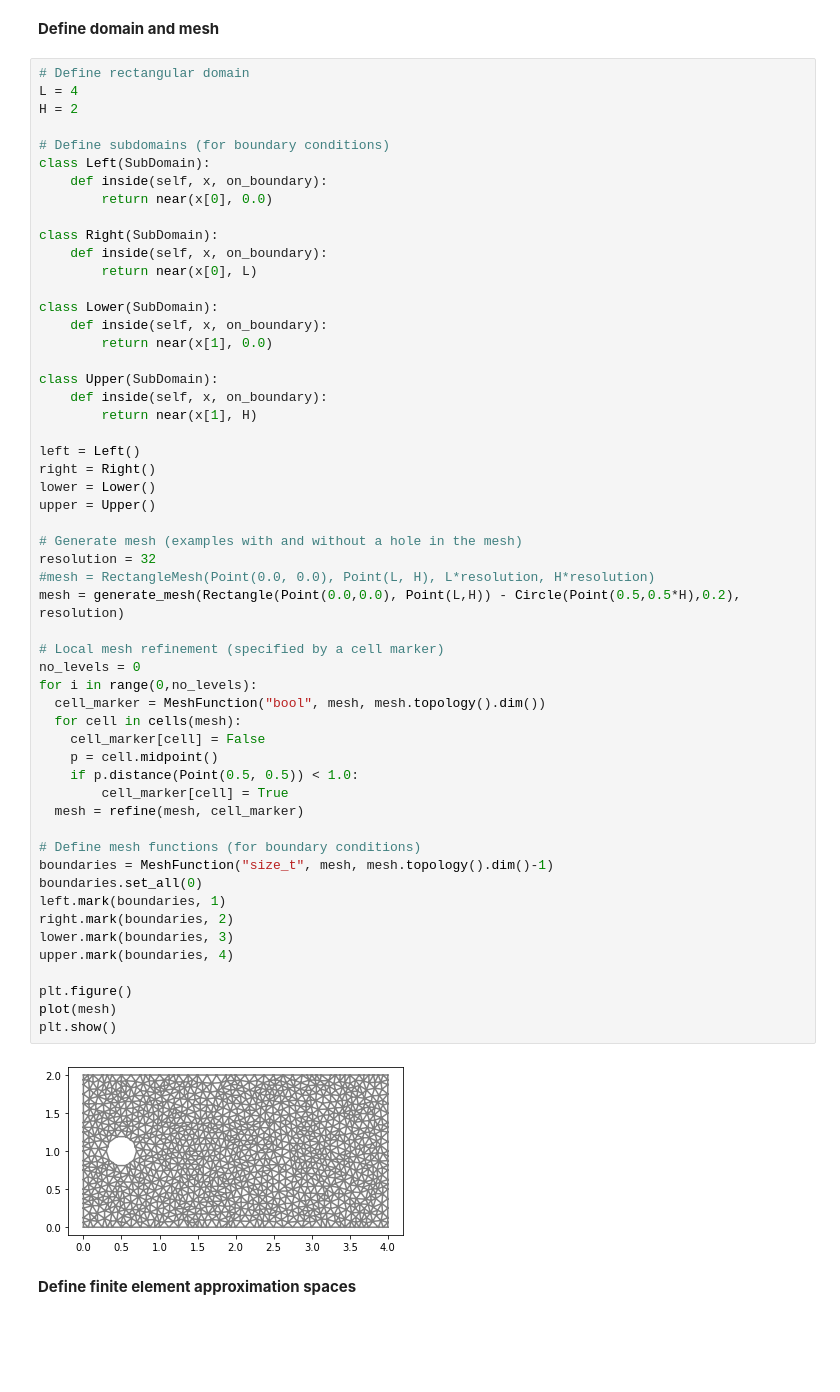
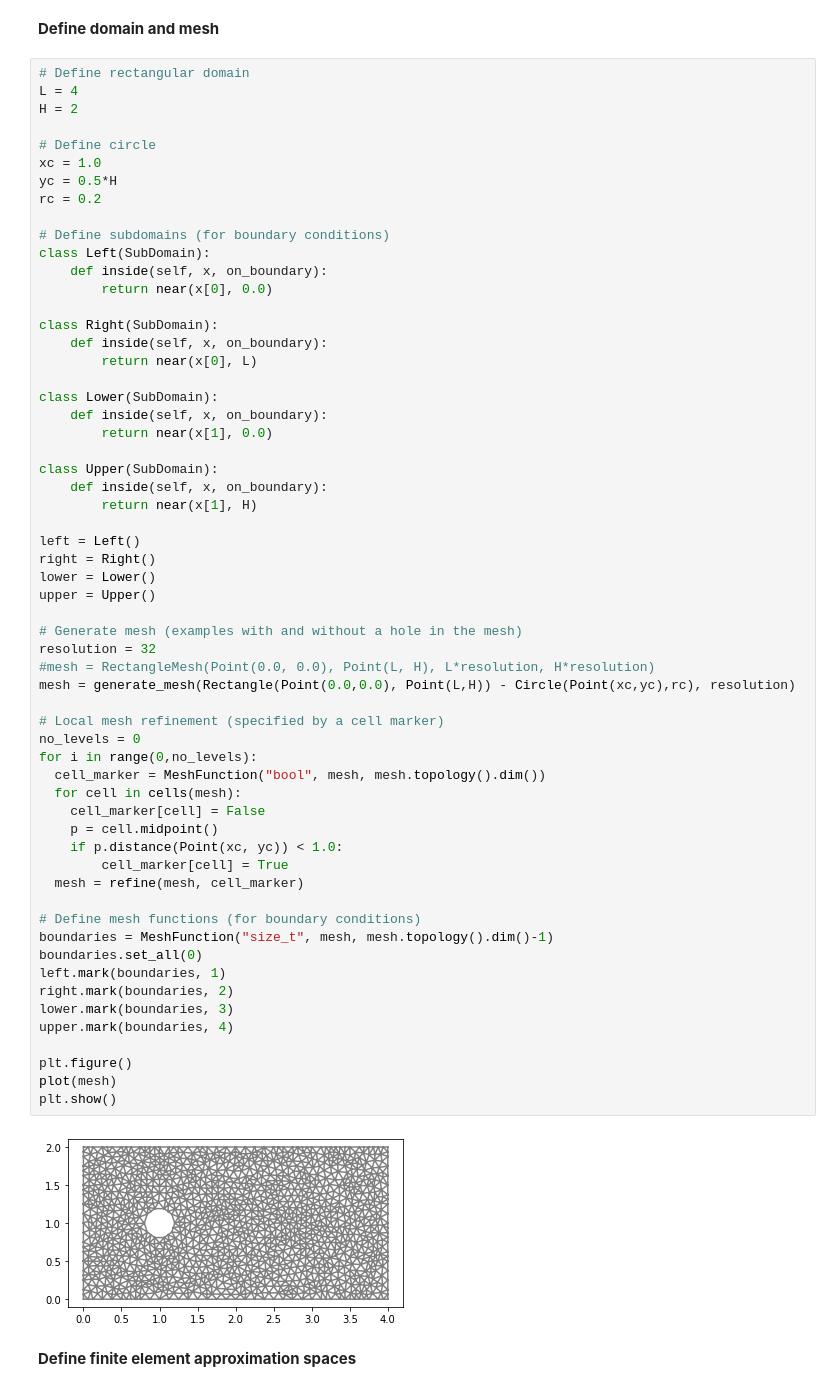
Before and after one commit to johanhoffman/DD2365-VT20, a Jupyter notebook: template-report-Navier-Stokes.ipynb, the cells around one changed output. Drawn from its saved outputs; the diff is of its cells as text; blank space fills up the shorter version.

```diff
--- a/template-report-Navier-Stokes.ipynb
+++ b/template-report-Navier-Stokes.ipynb
@@ -78,6 +93,11 @@ To read more about how to use similar methods for more complex problems, see e.g
 # Define rectangular domain
 L = 4
 H = 2
+
+# Define circle
+xc = 1.0
+yc = 0.5*H
+rc = 0.2
 
 # Define subdomains (for boundary conditions)
 class Left(SubDomain):
@@ -100,36 +120,36 @@ left = Left()
 right = Right()
 lower = Lower()
 upper = Upper()
 
 # Generate mesh (examples with and without a hole in the mesh)
 resolution = 32
 #mesh = RectangleMesh(Point(0.0, 0.0), Point(L, H), L*resolution, H*resolution)
-mesh = generate_mesh(Rectangle(Point(0.0,0.0), Point(L,H)) - Circle(Point(0.5,0.5*H),0.2), resolution)
+mesh = generate_mesh(Rectangle(Point(0.0,0.0), Point(L,H)) - Circle(Point(xc,yc),rc), resolution)
 
 # Local mesh refinement (specified by a cell marker)
 no_levels = 0
 for i in range(0,no_levels):
   cell_marker = MeshFunction("bool", mesh, mesh.topology().dim())
   for cell in cells(mesh):
     cell_marker[cell] = False
     p = cell.midpoint()
-    if p.distance(Point(0.5, 0.5)) < 1.0:
+    if p.distance(Point(xc, yc)) < 1.0:
         cell_marker[cell] = True
   mesh = refine(mesh, cell_marker)
 
 # Define mesh functions (for boundary conditions)
 boundaries = MeshFunction("size_t", mesh, mesh.topology().dim()-1)
 boundaries.set_all(0)
 left.mark(boundaries, 1)
 right.mark(boundaries, 2)
 lower.mark(boundaries, 3)
 upper.mark(boundaries, 4)
 
 plt.figure()
 plot(mesh)
 plt.show()
 # %% [output]
-[figure, old version]
+[figure, new version]
 # %% [markdown]
 **Define finite element approximation spaces**
 # %%
```
Also changed, not shown: parts of 7 cells of this notebook.
